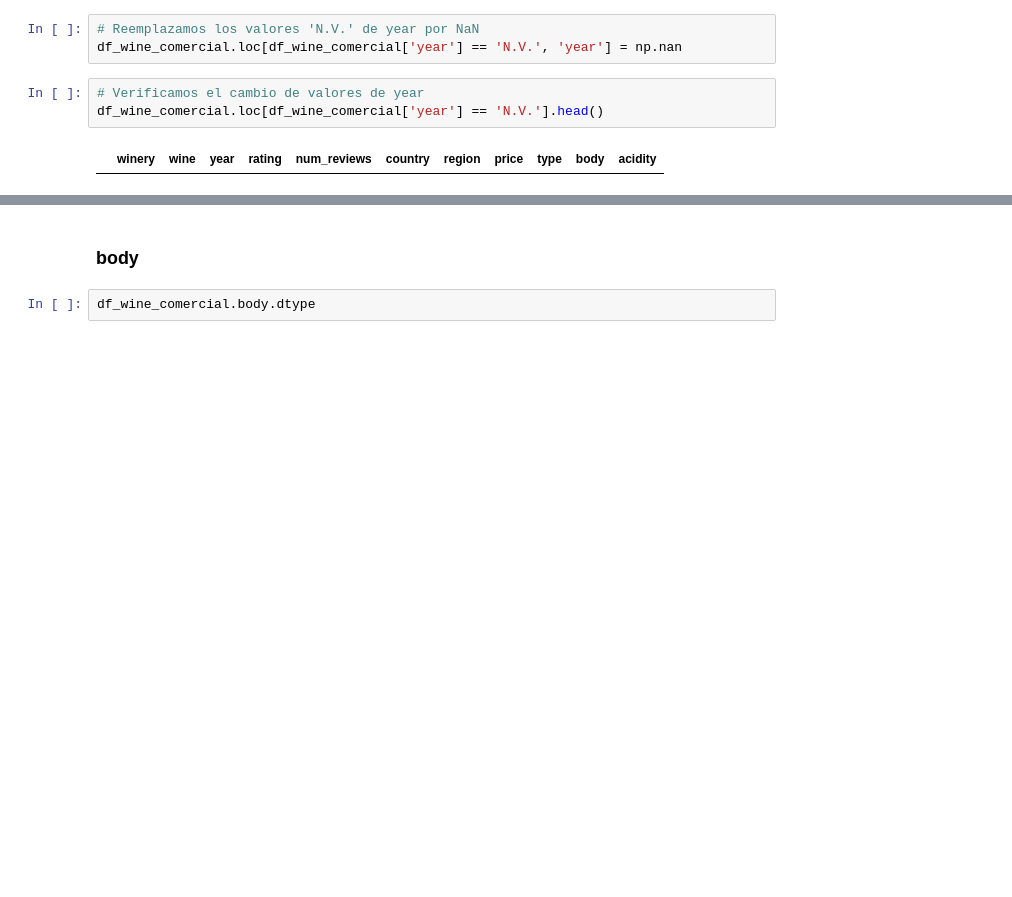
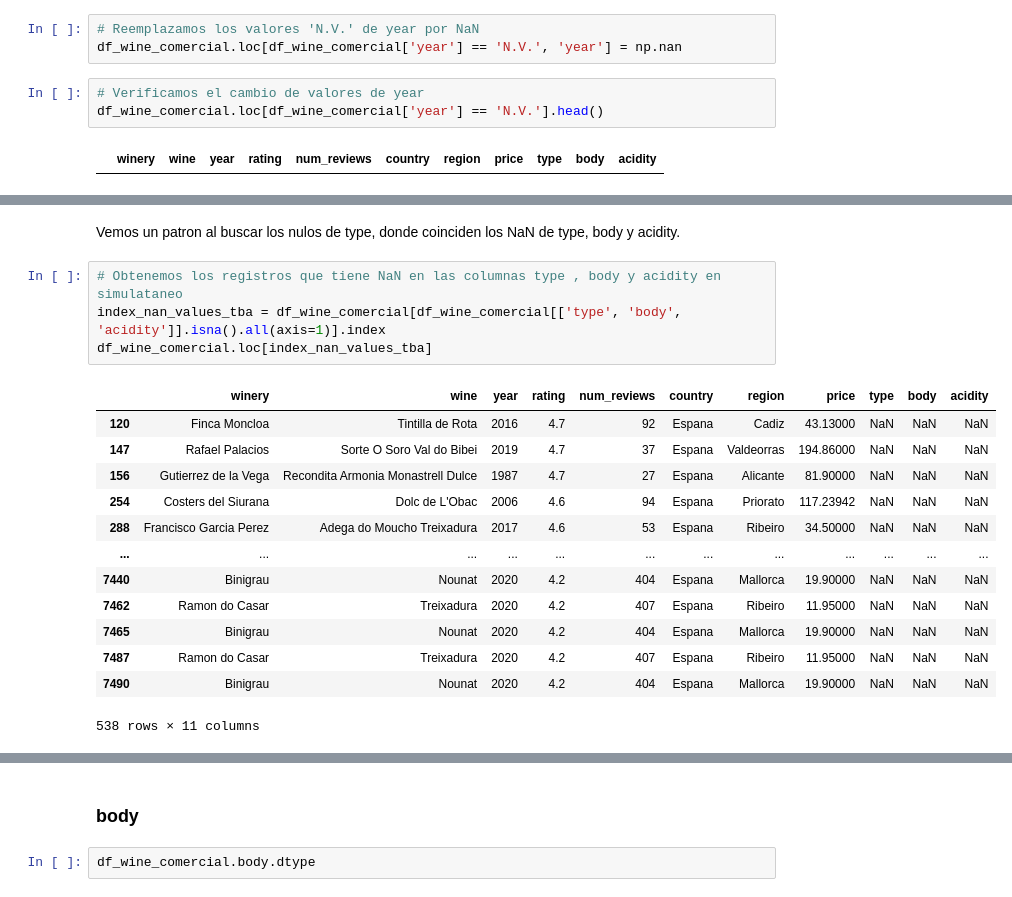
Before and after one commit to car-vigo/vinos-corderhouse, a Jupyter notebook: notebooks/1.1-data.wrangling-estructuracion.limpieza.ipynb, the cells around one changed output, grey strips where cells are left out. Saved outputs shown, nothing was run; the diff lists cells and outputs as text; blank space fills up the shorter version.

```diff
--- a/notebooks/1.1-data.wrangling-estructuracion.limpieza.ipynb
+++ b/notebooks/1.1-data.wrangling-estructuracion.limpieza.ipynb
@@ -188,0 +276,20 @@ df_wine_comercial.loc[pd.isna(df_wine_comercial['year'])].head()
+# %% [markdown]
+Vemos un patron al buscar los nulos de type, donde coinciden los NaN de type, body y acidity.
+# %%
+# Obtenemos los registros que tiene NaN en las columnas type , body y acidity en simulataneo
+index_nan_values_tba = df_wine_comercial[df_wine_comercial[['type', 'body', 'acidity']].isna().all(axis=1)].index
+df_wine_comercial.loc[index_nan_values_tba]
+# %% [output]
+|  | winery | wine | year | rating | num_reviews | country | region | price | type | body | acidity |
+| 120 | Finca Moncloa | Tintilla de Rota | 2016 | 4.7 | 92 | Espana | Cadiz | 43.13000 | NaN | NaN | NaN |
+| 147 | Rafael Palacios | Sorte O Soro Val do Bibei | 2019 | 4.7 | 37 | Espana | Valdeorras | 194.86000 | NaN | NaN | NaN |
+| 156 | Gutierrez de la Vega | Recondita Armonia Monastrell Dulce | 1987 | 4.7 | 27 | Espana | Alicante | 81.90000 | NaN | NaN | NaN |
+| 254 | Costers del Siurana | Dolc de L'Obac | 2006 | 4.6 | 94 | Espana | Priorato | 117.23942 | NaN | NaN | NaN |
+| 288 | Francisco Garcia Perez | Adega do Moucho Treixadura | 2017 | 4.6 | 53 | Espana | Ribeiro | 34.50000 | NaN | NaN | NaN |
+| ... | ... | ... | ... | ... | ... | ... | ... | ... | ... | ... | ... |
+| 7440 | Binigrau | Nounat | 2020 | 4.2 | 404 | Espana | Mallorca | 19.90000 | NaN | NaN | NaN |
+| 7462 | Ramon do Casar | Treixadura | 2020 | 4.2 | 407 | Espana | Ribeiro | 11.95000 | NaN | NaN | NaN |
+| 7465 | Binigrau | Nounat | 2020 | 4.2 | 404 | Espana | Mallorca | 19.90000 | NaN | NaN | NaN |
+| 7487 | Ramon do Casar | Treixadura | 2020 | 4.2 | 407 | Espana | Ribeiro | 11.95000 | NaN | NaN | NaN |
+| 7490 | Binigrau | Nounat | 2020 | 4.2 | 404 | Espana | Mallorca | 19.90000 | NaN | NaN | NaN |
+538 rows × 11 columns
```
Also changed, not shown: parts of 59 cells of this notebook, 3 other files.
